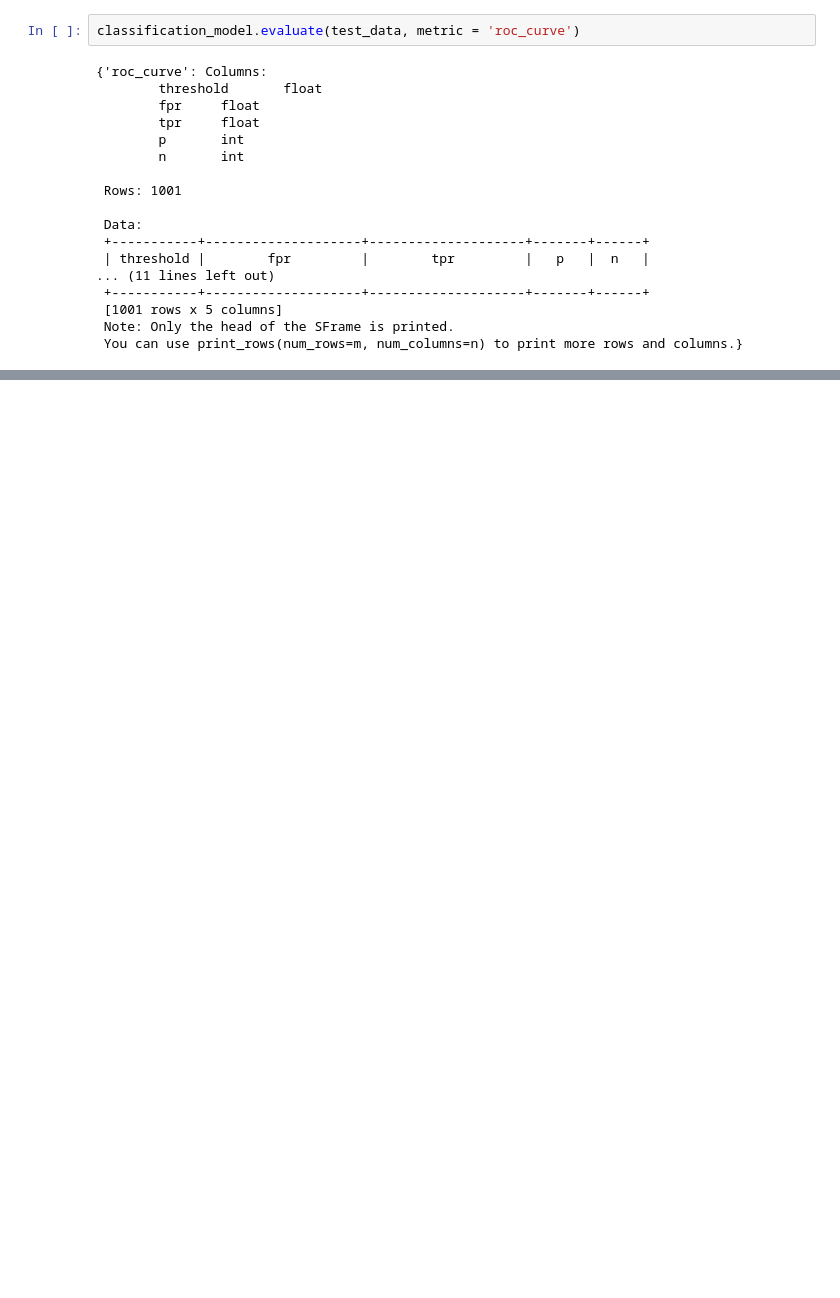
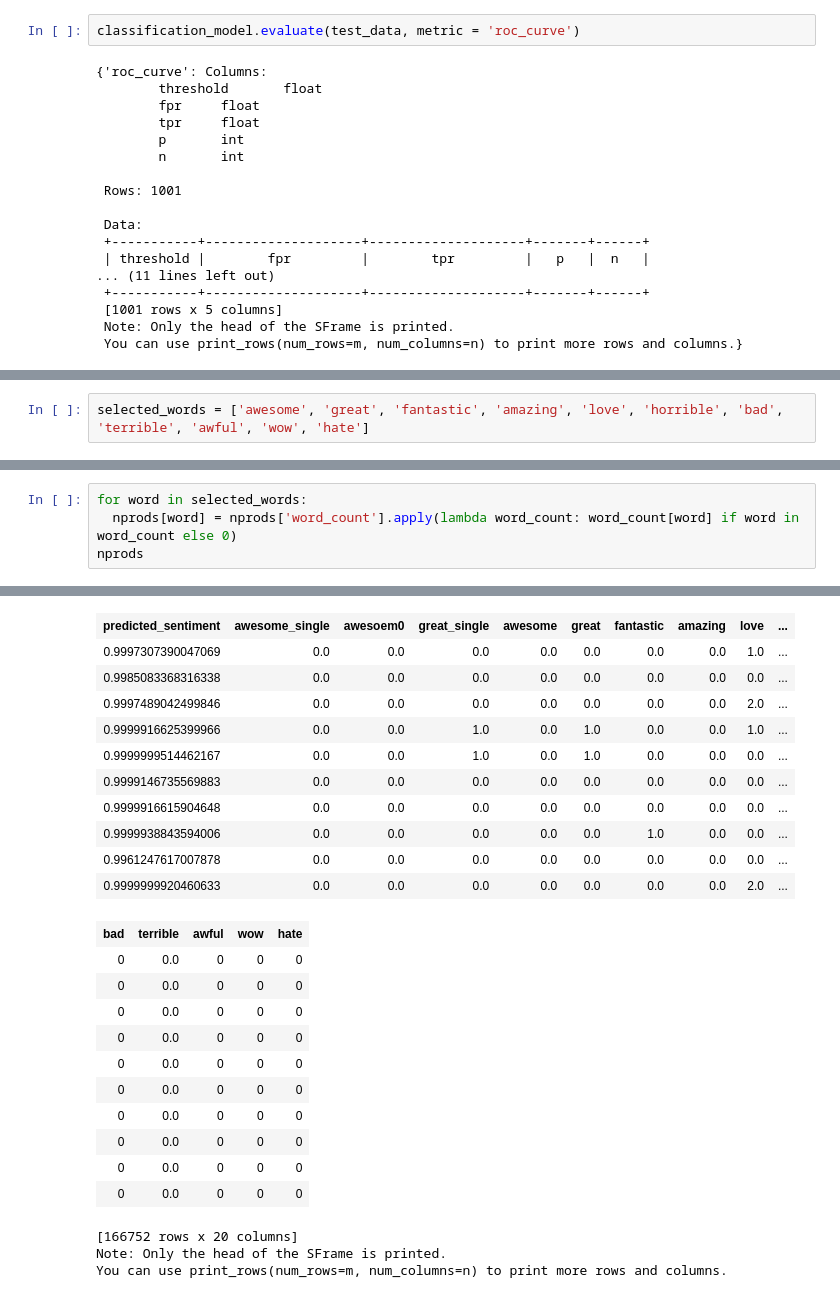
Before and after one commit to thirumal97/machinelearningcasestudyapproach, a Jupyter notebook: week3practice.ipynb, the cells around one changed output, grey strips where cells are left out. Saved outputs shown, nothing was run; the diff lists cells and outputs as text; blank space fills up the shorter version.

```diff
--- a/week3practice.ipynb
+++ b/week3practice.ipynb
@@ -169,0 +243,2 @@ AttributeError: ignored
+# %%
+selected_words = ['awesome', 'great', 'fantastic', 'amazing', 'love', 'horrible', 'bad', 'terrible', 'awful', 'wow', 'hate']
@@ -169,0 +341,5 @@ AttributeError: ignored
+# %%
+for word in selected_words:
+  nprods[word] = nprods['word_count'].apply(lambda word_count: word_count[word] if word in word_count else 0)
+nprods
+# %% [output]
@@ -169,0 +357,25 @@ AttributeError: ignored
+| predicted_sentiment | awesome_single | awesoem0 | great_single | awesome | great | fantastic | amazing | love | ... |
+| 0.9997307390047069 | 0.0 | 0.0 | 0.0 | 0.0 | 0.0 | 0.0 | 0.0 | 1.0 | ... |
+| 0.9985083368316338 | 0.0 | 0.0 | 0.0 | 0.0 | 0.0 | 0.0 | 0.0 | 0.0 | ... |
+| 0.9997489042499846 | 0.0 | 0.0 | 0.0 | 0.0 | 0.0 | 0.0 | 0.0 | 2.0 | ... |
+| 0.9999916625399966 | 0.0 | 0.0 | 1.0 | 0.0 | 1.0 | 0.0 | 0.0 | 1.0 | ... |
+| 0.9999999514462167 | 0.0 | 0.0 | 1.0 | 0.0 | 1.0 | 0.0 | 0.0 | 0.0 | ... |
+| 0.9999146735569883 | 0.0 | 0.0 | 0.0 | 0.0 | 0.0 | 0.0 | 0.0 | 0.0 | ... |
+| 0.9999916615904648 | 0.0 | 0.0 | 0.0 | 0.0 | 0.0 | 0.0 | 0.0 | 0.0 | ... |
+| 0.9999938843594006 | 0.0 | 0.0 | 0.0 | 0.0 | 0.0 | 1.0 | 0.0 | 0.0 | ... |
+| 0.9961247617007878 | 0.0 | 0.0 | 0.0 | 0.0 | 0.0 | 0.0 | 0.0 | 0.0 | ... |
+| 0.9999999920460633 | 0.0 | 0.0 | 0.0 | 0.0 | 0.0 | 0.0 | 0.0 | 2.0 | ... |
+| bad | terrible | awful | wow | hate |
+| 0 | 0.0 | 0 | 0 | 0 |
+| 0 | 0.0 | 0 | 0 | 0 |
+| 0 | 0.0 | 0 | 0 | 0 |
+| 0 | 0.0 | 0 | 0 | 0 |
+| 0 | 0.0 | 0 | 0 | 0 |
+| 0 | 0.0 | 0 | 0 | 0 |
+| 0 | 0.0 | 0 | 0 | 0 |
+| 0 | 0.0 | 0 | 0 | 0 |
+| 0 | 0.0 | 0 | 0 | 0 |
+| 0 | 0.0 | 0 | 0 | 0 |
+[166752 rows x 20 columns]
+Note: Only the head of the SFrame is printed.
+You can use print_rows(num_rows=m, num_columns=n) to print more rows and columns.
```
Also changed, not shown: parts of 46 cells of this notebook.
